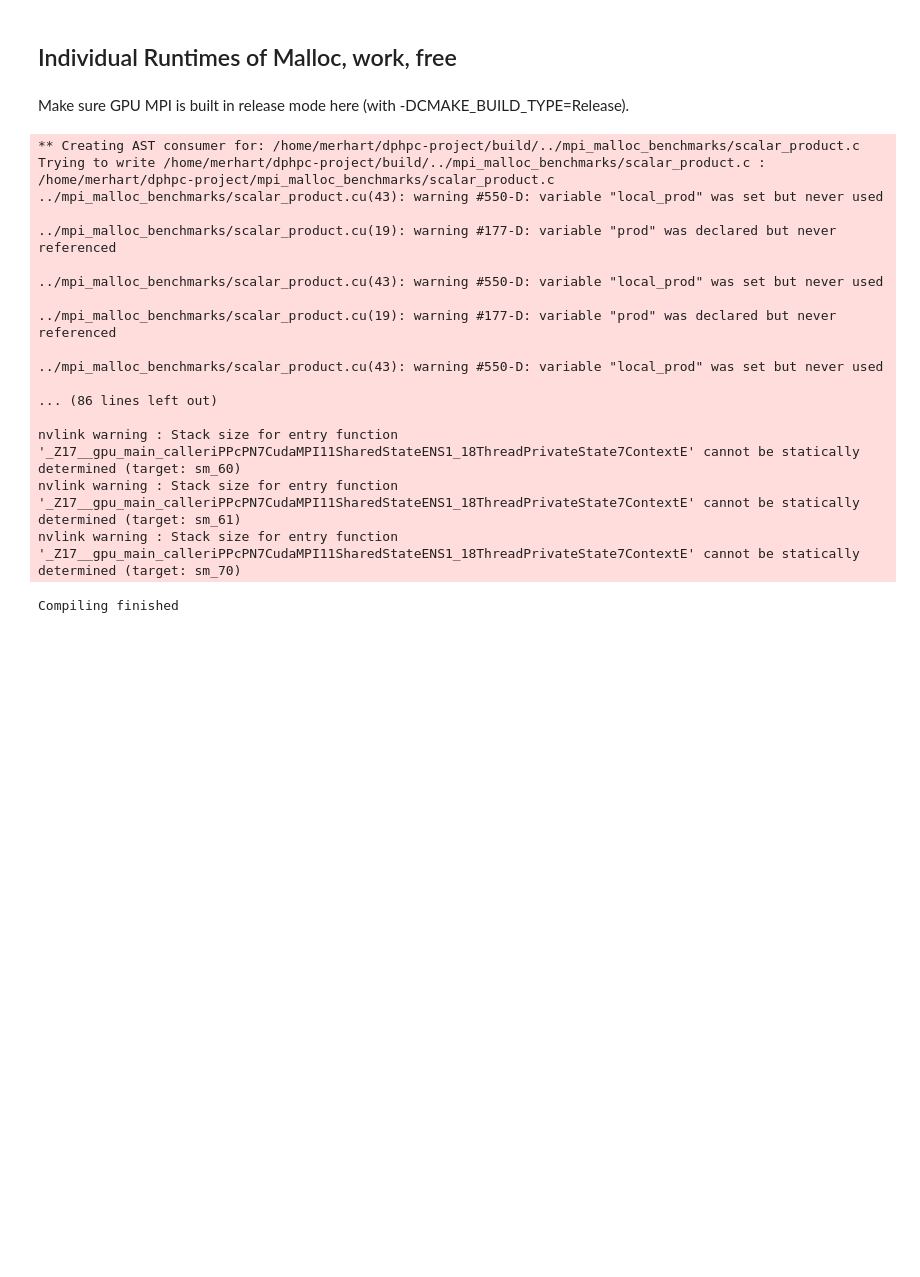
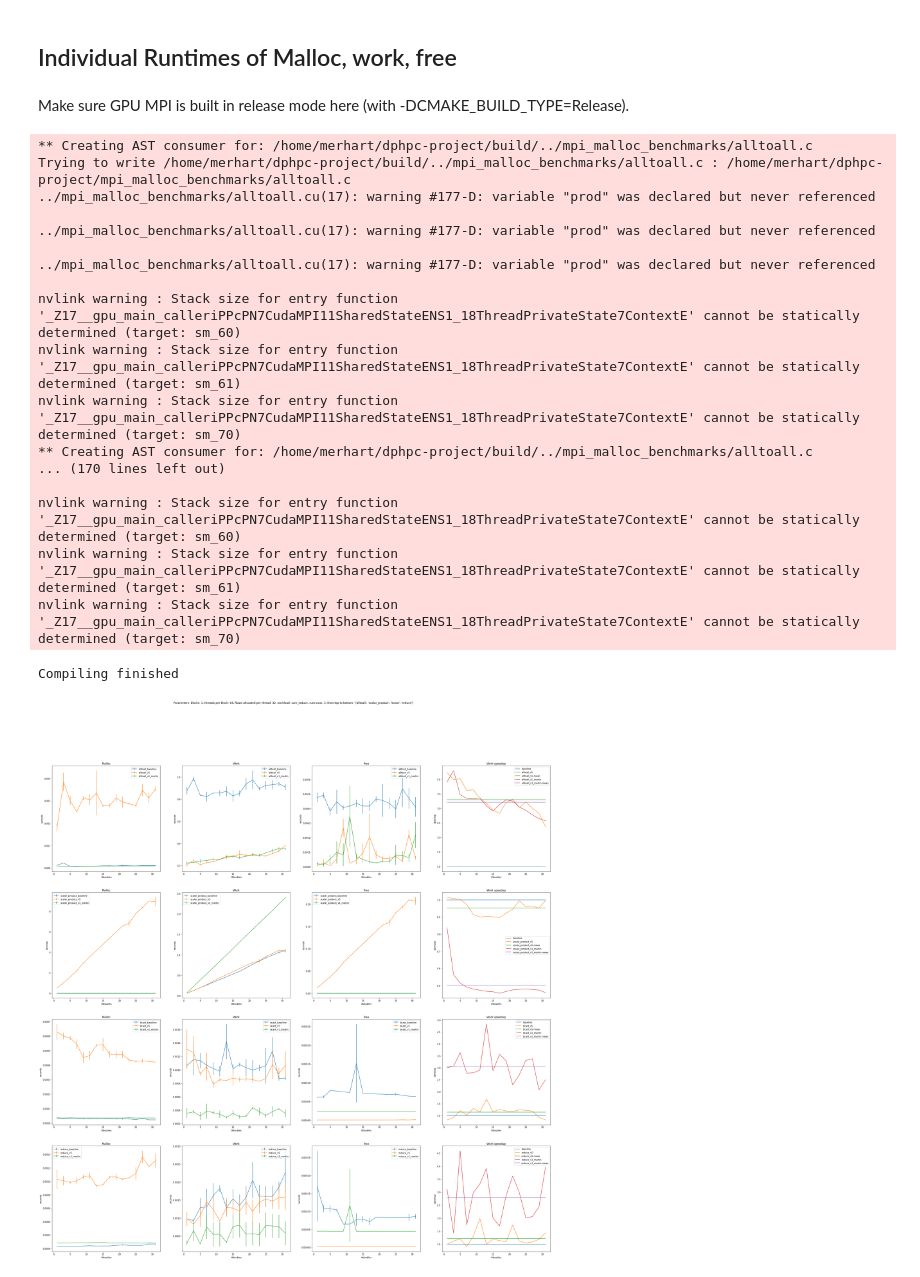
Before and after one commit to maerhart/dphpc-project, a Jupyter notebook: mpi_malloc_benchmarks/benchmarks.ipynb, the cells around one changed output. Cells and saved outputs as stored; diff of their text form; code cells hidden in the pictures; blank space fills up the shorter version.

Commit message:
Update MPI benchmarks and converter

```diff
--- a/mpi_malloc_benchmarks/benchmarks.ipynb
+++ b/mpi_malloc_benchmarks/benchmarks.ipynb
@@ -11,8 +11,8 @@ from tqdm.notebook import tqdm
 # %% [markdown]
 Make sure GPU MPI is built in release mode here (with -DCMAKE_BUILD_TYPE=Release).
 # %%
-def compile_benchmark(benchmark, coalescing_enabled):
-    cmd_res = sp.run("cd ../build && GPU_MPI_PROJECT=`pwd`/.. GPU_MPI_MAX_RANKS=2000000 python scripts/gpumpicc.py ../mpi_malloc_benchmarks/"+benchmark+".c " + ("--coalesce_malloc" if coalescing_enabled else "") + " -- -o " + benchmark + ("_coal" if coalescing_enabled else ""), shell=True)
+def compile_benchmark(benchmark, malloc_version, mapping):
+    cmd_res = sp.run("cd ../build && GPU_MPI_PROJECT=`pwd`/.. GPU_MPI_MAX_RANKS=2000000 python scripts/gpumpicc.py ../mpi_malloc_benchmarks/" + benchmark + ".c --malloc_version=" + str(malloc_version) + " -- -o " + benchmark + mapping[malloc_version], shell=True)
     cmd_res.check_returncode()
 # %%
 def get_mean_std_individual_workloads(n_blocks, n_threads_per_block, n_runs, n_doubles, workload):
@@ -31,24 +32,28 @@ def get_mean_std_individual_workloads(n_blocks, n_threads_per_block, n_runs, n_d
 # %%
 # parameters
 n_runs = 3
-n_blocks = 192
+n_blocks = 1
 n_threads_per_block = 64
-n_doubles = 10
-benchmarks = ["scalar_product", "bcast", "reduce"]
-malloc_versions = ["", "_coal"]
-binaries = [[x+y for y in malloc_versions] for x in benchmarks]
+n_doubles = 32
+benchmarks = ["alltoall", "scalar_product", "bcast", "reduce"]
+malloc_versions = dict({0:"_baseline", 1:"_v1_flo", 2:"_v2", 3:"_v3", 4:"_v4", 5:"_v5", 6:"_v1_martin"})
+versions_to_run = [0, 5, 6]
+binaries = [[x+malloc_versions[y] for y in versions_to_run] for x in benchmarks]
 
 
 plt.rcParams['figure.figsize'] = [40, 10*len(benchmarks)]
 fig, axs = plt.subplots(len(benchmarks), 4)
 
+if len(benchmarks) == 1:
+    axs = [axs]
+
 for b in benchmarks:
-    compile_benchmark(b, True)
-    compile_benchmark(b, False)
+    for v in versions_to_run:
+        compile_benchmark(b, v, malloc_versions)
 
 print("Compiling finished")
 
-floats = list(range(1, n_doubles))
+floats = list(range(1, n_doubles, 2))
 mean_results = []
 std_results = []
 
@@ -76,43 +81,44 @@ fig.suptitle("Parameters:" \
           + ", from top to bottom: " + str(benchmarks))
 
 work = ["Malloc", "Work", "Free"]
 
 for b in range(len(benchmarks)):
     for j in range(len(work)):
         axs[b][j].set_title(work[j])
-        for i in range(len(malloc_versions)):
+        for i in range(len(versions_to_run)):
             axs[b][j].errorbar(floats, mean_results[b][i][j], std_results[b][i][j], label=binaries[b][i])
         axs[b][j].legend()
         axs[b][j].set_xlabel("#doubles")
         axs[b][j].set_ylabel("seconds")
 
     axs[b][3].set_title("Work speedup")
     axs[b][3].plot(floats, [1 for x in floats], label="baseline")
-    for j in range(2, len(malloc_versions)):
+    for j in range(1, len(versions_to_run)):
         speedup = np.asarray(mean_results[b][0][1])/np.asarray(mean_results[b][j][1])
         axs[b][3].plot(floats, speedup, label=binaries[b][j])
         axs[b][3].plot(floats, [np.mean(speedup) for x in floats], label=binaries[b][j]+" mean")
     axs[b][3].legend()
     axs[b][3].set_xlabel("#doubles")
     axs[b][3].set_ylabel("speedup")
 
 plt.show()
 # %% [output]
-** Creating AST consumer for: /home/merhart/dphpc-project/build/../mpi_malloc_benchmarks/scalar_product.c
-Trying to write /home/merhart/dphpc-project/build/../mpi_malloc_benchmarks/scalar_product.c : /home/merhart/dphpc-project/mpi_malloc_benchmarks/scalar_product.c
-../mpi_malloc_benchmarks/scalar_product.cu(43): warning #550-D: variable "local_prod" was set but never used
+** Creating AST consumer for: /home/merhart/dphpc-project/build/../mpi_malloc_benchmarks/alltoall.c
+Trying to write /home/merhart/dphpc-project/build/../mpi_malloc_benchmarks/alltoall.c : /home/merhart/dphpc-project/mpi_malloc_benchmarks/alltoall.c
+../mpi_malloc_benchmarks/alltoall.cu(17): warning #177-D: variable "prod" was declared but never referenced
 
-../mpi_malloc_benchmarks/scalar_product.cu(19): warning #177-D: variable "prod" was declared but never referenced
+../mpi_malloc_benchmarks/alltoall.cu(17): warning #177-D: variable "prod" was declared but never referenced
 
-../mpi_malloc_benchmarks/scalar_product.cu(43): warning #550-D: variable "local_prod" was set but never used
-
-../mpi_malloc_benchmarks/scalar_product.cu(19): warning #177-D: variable "prod" was declared but never referenced
-
-../mpi_malloc_benchmarks/scalar_product.cu(43): warning #550-D: variable "local_prod" was set but never used
-
-... (86 lines left out)
+../mpi_malloc_benchmarks/alltoall.cu(17): warning #177-D: variable "prod" was declared but never referenced
 
 nvlink warning : Stack size for entry function '_Z17__gpu_main_calleriPPcPN7CudaMPI11SharedStateENS1_18ThreadPrivateState7ContextE' cannot be statically determined (target: sm_60)
 nvlink warning : Stack size for entry function '_Z17__gpu_main_calleriPPcPN7CudaMPI11SharedStateENS1_18ThreadPrivateState7ContextE' cannot be statically determined (target: sm_61)
 nvlink warning : Stack size for entry function '_Z17__gpu_main_calleriPPcPN7CudaMPI11SharedStateENS1_18ThreadPrivateState7ContextE' cannot be statically determined (target: sm_70)
+** Creating AST consumer for: /home/merhart/dphpc-project/build/../mpi_malloc_benchmarks/alltoall.c
+... (170 lines left out)
+
+nvlink warning : Stack size for entry function '_Z17__gpu_main_calleriPPcPN7CudaMPI11SharedStateENS1_18ThreadPrivateState7ContextE' cannot be statically determined (target: sm_60)
+nvlink warning : Stack size for entry function '_Z17__gpu_main_calleriPPcPN7CudaMPI11SharedStateENS1_18ThreadPrivateState7ContextE' cannot be statically determined (target: sm_61)
+nvlink warning : Stack size for entry function '_Z17__gpu_main_calleriPPcPN7CudaMPI11SharedStateENS1_18ThreadPrivateState7ContextE' cannot be statically determined (target: sm_70)
 Compiling finished
+[figure, added]
```
Also changed, not shown: parts of 1 cell of this notebook, 5 other files.
